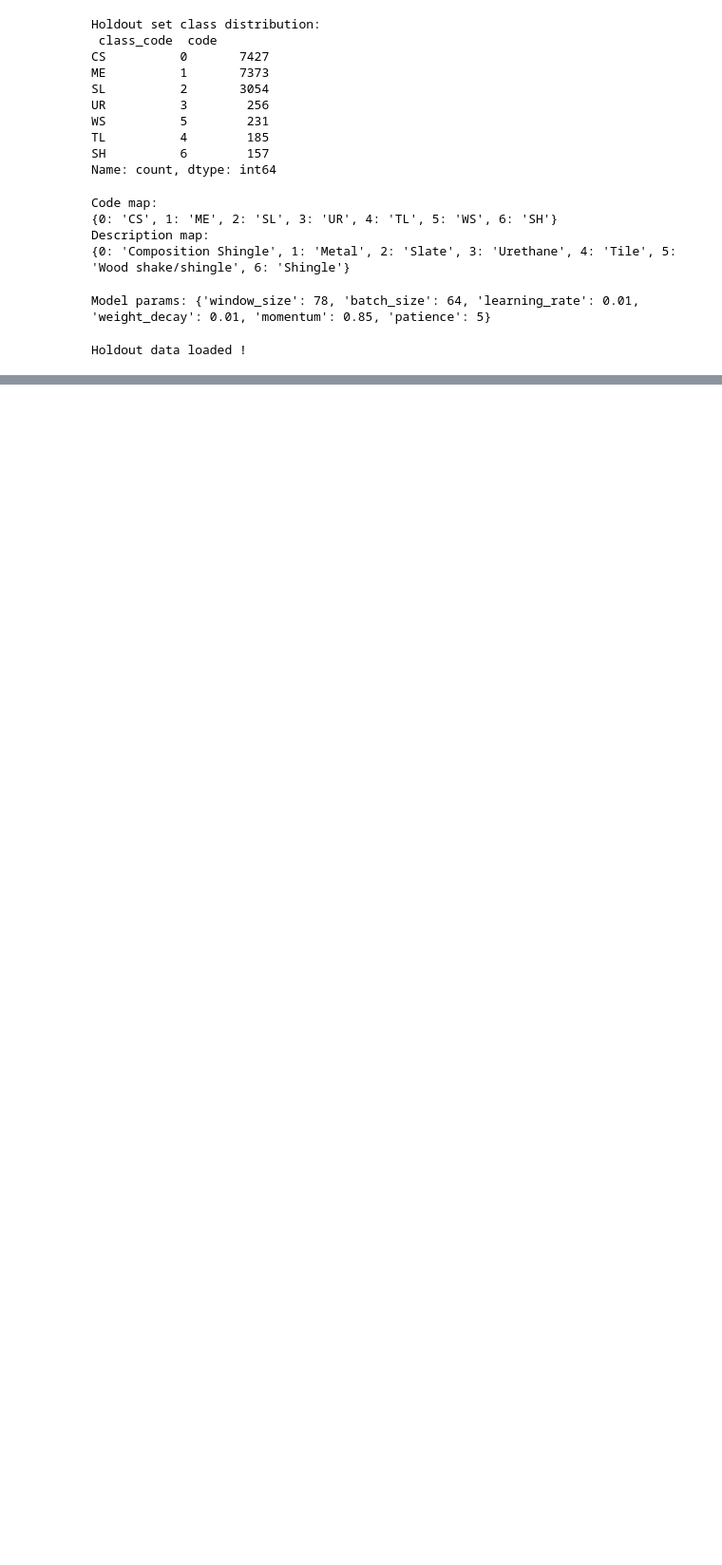
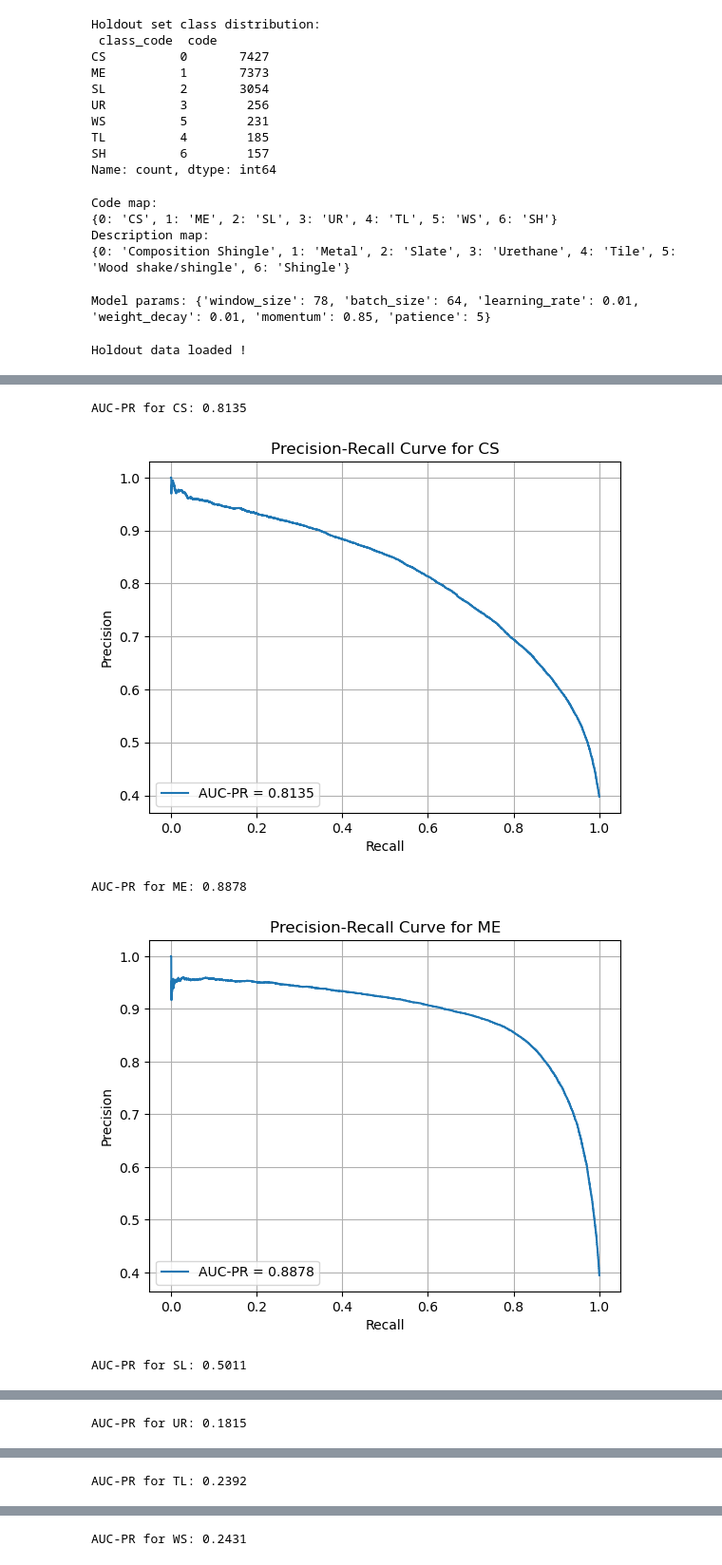
Before and after one commit to maxwellCcook/rooftop-mapping, a Jupyter notebook: code/05resnet18-dc-pred-probs.ipynb, the cells around one changed output, grey strips where cells are left out. Shown at 95% size. Drawn from its saved outputs; the diff is of its cells as text; code cells hidden in the pictures; blank space fills up the shorter version.

Commit message:
Adding probability calculation from saved models

```diff
--- a/code/05resnet18-dc-pred-probs.ipynb
+++ b/code/05resnet18-dc-pred-probs.ipynb
@@ -3,7 +3,7 @@
 Retrieve predicted probabilities for roof material classes from ResNet-18 models (CV)
 """
 
-import sys, os
+import sys, os, gc
 
 import torch.nn as nn
 import torch.optim as optim
@@ -16,7 +16,10 @@ sys.path.append(os.path.join(os.getcwd(),'code/'))
 from __functions import *
 
 maindir = '/Users/max/Library/CloudStorage/OneDrive-Personal/mcook/earth-lab/opp-rooftop-mapping'
-results_dir = os.path.join(maindir, 'results/resnet18/')
+homedir = '/home/jovyan' # cyverse
+
+# results_dir = os.path.join(maindir, 'results/resnet18/')
+results_dir = os.path.join(homedir, 'results/resnet18-cv/')
 print(results_dir)
 
 print("Imports successful !")
@@ -67,7 +74,7 @@ def initialize_resnet_model(n_classes, n_bands, device, learning_rate, momentum,
 # %%
 # Load our image data to check on the format
-stack_da_fp = os.path.join(maindir,'data/spatial/mod/dc_data/planet-data/dc_0623_psscene8b_final_norm.tif')
-# stack_da_fp = os.path.join(homedir,'opp-data/dc_0623_psscene8b_final_norm.tif')
+# stack_da_fp = os.path.join(maindir,'data/spatial/mod/dc_data/planet-data/dc_0623_psscene8b_final_norm.tif')
+stack_da_fp = os.path.join(homedir,'opp-data/dc_0623_psscene8b_final_norm.tif')
 stack_da = rxr.open_rasterio(stack_da_fp, mask=True, cache=False).squeeze()
 n_bands = stack_da.values.shape[:1][0] # get a list of band names
 print(
@@ -105,7 +112,8 @@ Attributes:
 # Perform predictions on the holdout data for each model
 # %%
 # Load the holdout data
-holdout_df = gpd.read_file(os.path.join(results_dir, 'cv-results/dc-resnet18_cv_holdout_ref.gpkg'))
+# holdout_df = gpd.read_file(os.path.join(results_dir, 'cv-results/dc-resnet18_cv_holdout_ref.gpkg'))
+holdout_df = gpd.read_file(os.path.join(results_dir, 'dc-resnet18_cv_holdout_ref.gpkg'))
 print("Holdout set class distribution:\n", holdout_df[['class_code','code']].value_counts())
 # %% [output]
 Holdout set class distribution:
@@ -158,7 +166,8 @@ for fold_idx in range(1, n_folds + 1):
     print(f"Making predictions with model from fold {fold_idx}")
 
     # Load the trained model for the current fold
-    model_fp = os.path.join(results_dir, f'cv-models/dc-resnet18_fold{fold_idx}.pth')
+    # model_fp = os.path.join(results_dir, f'cv-models/dc-resnet18_fold{fold_idx}.pth')
+    model_fp = os.path.join(results_dir, f'dc-resnet18_fold{fold_idx}.pth')
     print(f"Loading model from path: {model_fp}")
     checkpoint = torch.load(model_fp, map_location=device)
 
@@ -230,7 +239,8 @@ for fold_idx in range(1, n_folds + 1):
 preds_df = pd.concat(all_preds, ignore_index=True)
 
 # Save the predictions for later analysis
-preds_df.to_csv(os.path.join(results_dir, 'cv-results/dc-resnet18_cv_holdout_prob_preds.csv'), index=False)
+# preds_df.to_csv(os.path.join(results_dir, 'cv-results/dc-resnet18_cv_holdout_prob_preds.csv'), index=False)
+preds_df.to_csv(os.path.join(results_dir, 'dc-resnet18_cv_holdout_prob_preds.csv'), index=False)
 print("Completed predictions for all folds!")
 # %% [output]
 Making predictions with model from fold 1
@@ -254,0 +281,30 @@ NameError: name 'class_mapping' is not defined
+# %%
+for class_idx, class_code in code_mapping.items():
+    # Binary true labels for the current class (1 if true label == class_idx, else 0)
+    true_binary = (preds_df['true_code'] == class_idx).astype(int)
+
+    # Predicted probabilities for the current class
+    pred_probs = preds_df[f'{class_code}']
+
+    # Calculate precision, recall, and thresholds for the current class
+    precision, recall, _ = precision_recall_curve(true_binary, pred_probs)
+
+    # Compute AUC-PR for the current class
+    auc_pr = auc(recall, precision)
+    print(f"AUC-PR for {class_code}: {auc_pr:.4f}")
+
+    # Plot Precision-Recall curve
+    plt.figure()
+    plt.plot(recall, precision, label=f'AUC-PR = {auc_pr:.4f}')
+    plt.xlabel('Recall')
+    plt.ylabel('Precision')
+    plt.title(f'Precision-Recall Curve for {class_code}')
+    plt.legend(loc='lower left')
+    plt.grid(True)
+    plt.show()
+# %% [output]
+AUC-PR for CS: 0.8135
+[figure, added]
+AUC-PR for ME: 0.8878
+[figure, added]
+AUC-PR for SL: 0.5011
@@ -254,0 +312 @@ NameError: name 'class_mapping' is not defined
+AUC-PR for UR: 0.1815
@@ -254,0 +314 @@ NameError: name 'class_mapping' is not defined
+AUC-PR for TL: 0.2392
@@ -254,0 +316 @@ NameError: name 'class_mapping' is not defined
+AUC-PR for WS: 0.2431
```
Also changed, not shown: parts of 9 cells of this notebook, 1 other file.
